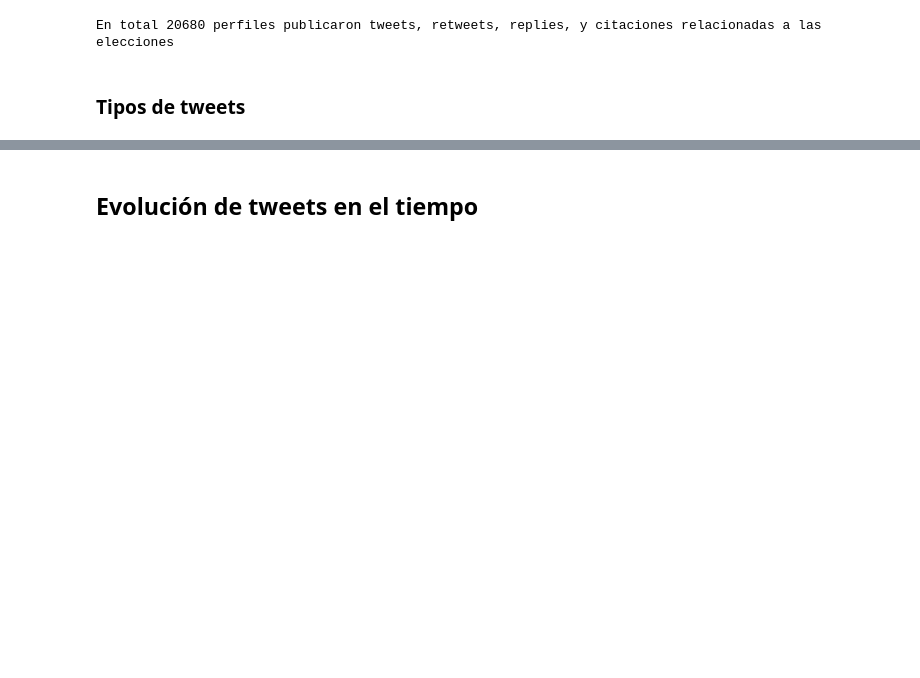
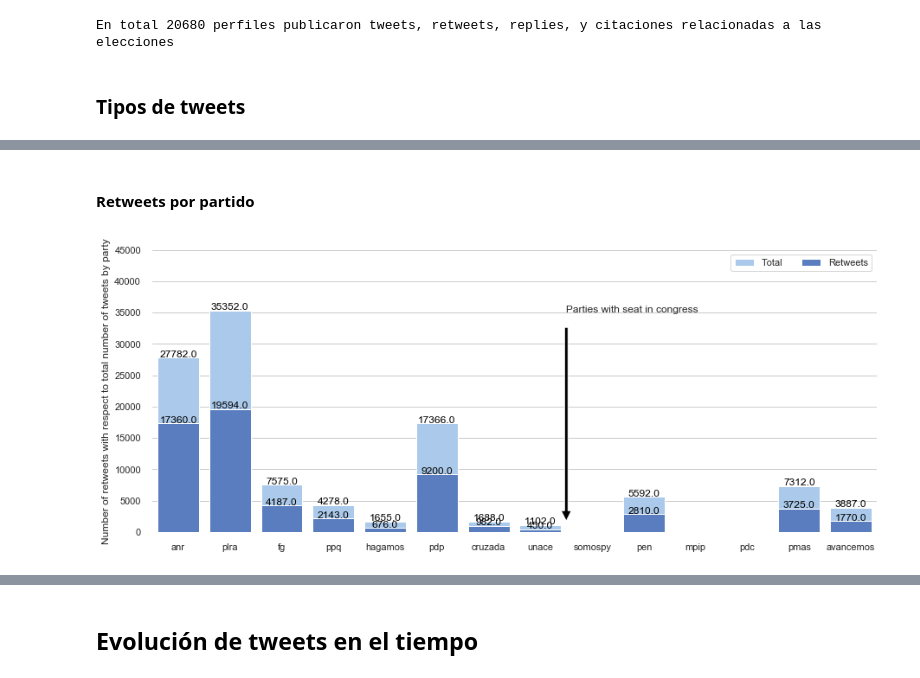
Before and after one commit to ParticipaPY/politic-bots, a Jupyter notebook: reports/notebooks/bots_politicos_generales_2018.ipynb, the cells around one changed output, grey strips where cells are left out. Cells and saved outputs as stored; diff of their text form; code cells hidden in the pictures; blank space fills up the shorter version.

```diff
--- a/reports/notebooks/bots_politicos_generales_2018.ipynb
+++ b/reports/notebooks/bots_politicos_generales_2018.ipynb
@@ -196,0 +375,45 @@ Tweet(s)
+# %% [markdown]
+#### Retweets por partido
+# %%
+sns.set(style="whitegrid")
+
+# Initialize the matplotlib figure
+f, ax = plt.subplots(figsize=(15, 6))
+
+# Plot total tweets
+sns.set_color_codes("pastel")
+sns.barplot(x="Party", y="Total", data=tweets_por_tipo_por_partido,
+            label="Total", color="b")
+
+# Plot original tweets
+sns.set_color_codes("muted")
+sns.barplot(x="Party", y="Retweet", data=tweets_por_tipo_por_partido,
+            label="Retweets", color="b")
+
+# Add a legend and informative axis label
+ax.legend(ncol=2, loc="upper right", frameon=True)
+ax.set(ylim=(0, 45000), xlabel="",
+       ylabel="Number of retweets with respect to total number of tweets by party")
+
+# Annotate axis = seaborn axis
+for p in ax.patches:
+    height = p.get_height()
+    if height>2000:
+        ax.text(p.get_x()+p.get_width()/2,
+                height+100,
+                '{0}'.format(height),
+                ha="center",fontsize=12, color='black')
+    elif height<2000:
+        ax.text(p.get_x()+p.get_width()/2,
+                height+100,
+                '{0}'.format(height),
+                ha="center",fontsize=12, color='black')
+
+
+ax.annotate('Parties with seat in congress', xy=(7.5, 0), xytext=(7.5, 35000),
+            arrowprops=dict(facecolor='black', shrink=0.05),
+            )
+
+sns.despine(left=True, bottom=True)
+# %% [output]
+[figure, added]
```
Also changed, not shown: parts of 61 cells of this notebook, 2 other files.
